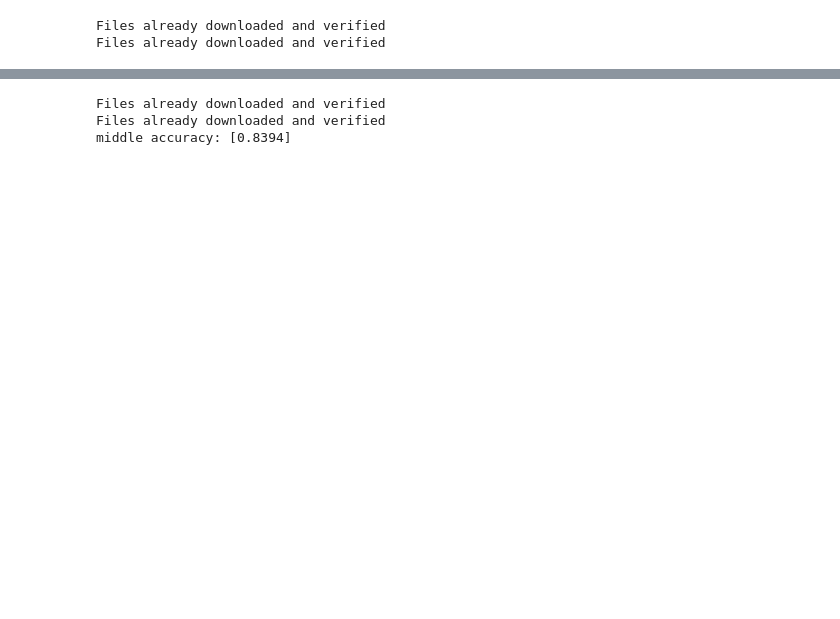
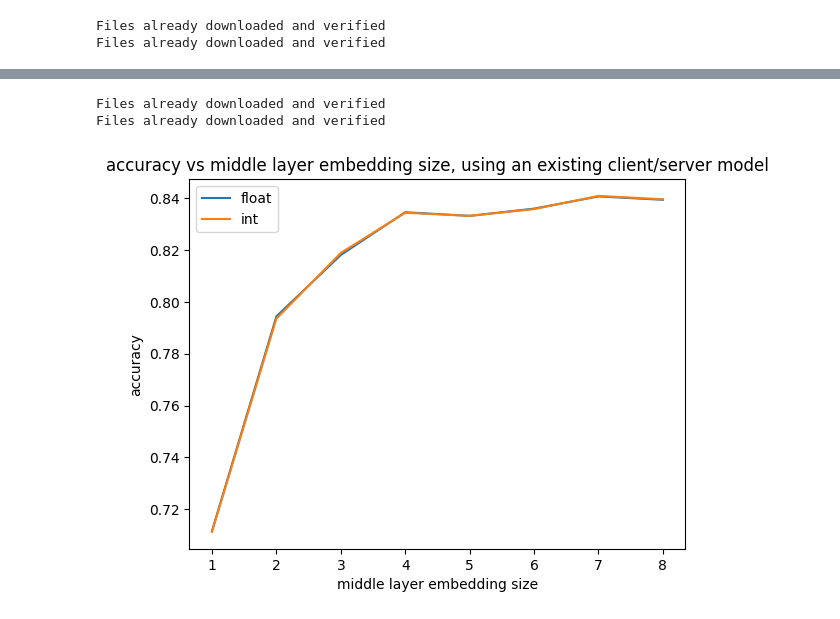
Before and after one commit to TonyPeng-2018/Adaptfilter, a Jupyter notebook: plot_cnn_together.ipynb, the cells around one changed output, grey strips where cells are left out. Drawn from its saved outputs; the diff is of its cells as text; code cells hidden in the pictures; blank space fills up the shorter version.

```diff
--- a/plot_cnn_together.ipynb
+++ b/plot_cnn_together.ipynb
@@ -42,44 +42,86 @@ plt.show()
 # %%
 from Models import mobilenetv2
 import torch
 import torch.optim as optim
 import torch.nn as nn
 from Dataloaders import dataloader_cifar10
 from tqdm import tqdm
+import seaborn as sns
 
 middle_accuracy = []
 _, test, _ = dataloader_cifar10.Dataloader_cifar10_val(train_batch=128, test_batch=100, seed=2024)
 
-middle_size = 8
 client, server = mobilenetv2.mobilenetv2_splitter(num_classes=10,
                                                   weight_root='/home/tonypeng/Workspace1/adaptfilter/Adaptfilter/Weights/cifar-10',
                                                   device='cuda:0',partition=-1)
 
 device = torch.device('cuda:0')
 client = client.to(device)
 server = server.to(device)
 client = client.eval()
 server = server.eval()
 
-middle = mobilenetv2.MobileNetV2_middle(middle=middle_size)
-middle.load_state_dict(torch.load('model_middle_' + str(middle_size) +'.pth'))
-middle = middle.to(device)
-middle = middle.eval()
 
-correct = 0
-with torch.no_grad():
-    for i, data in enumerate(test):
-        inputs, labels = data
-        inputs, labels = inputs.to(device), labels.to(device)
-        outputs = client(inputs)
-        outputs = middle(outputs)
-        outputs = server(outputs)
-        outputs = torch.argmax(outputs, dim=1)
-        correct += torch.sum(outputs == labels)
-    middle_accuracy.append(correct.item()/10000)
 
-print('middle accuracy:', middle_accuracy)
+for i in range(1,9):
+    middle_size = i
+    middle = mobilenetv2.MobileNetV2_middle(middle=middle_size)
+    middle.load_state_dict(torch.load('model_middle_' + str(middle_size) +'.pth'))
+    middle = middle.to(device)
+    middle = middle.eval()
+    correct = 0
+    with torch.no_grad():
+        for i, data in enumerate(test):
+            inputs, labels = data
+            inputs, labels = inputs.to(device), labels.to(device)
+            outputs = client(inputs)
+            outputs = middle(outputs)
+            outputs = server(outputs)
+            outputs = torch.argmax(outputs, dim=1)
+            correct += torch.sum(outputs == labels)
+        middle_accuracy.append(correct.item()/10000)
+
+# plot acc vs middle layer size
+import matplotlib.pyplot as plt
+import numpy as np
+x = np.arange(1,9)
+plt.plot(x, middle_accuracy, label='float')
+plt.xlabel('middle layer embedding size')
+plt.ylabel('accuracy')
+plt.title('accuracy vs middle layer embedding size, using an existing client/server model')
+
+middle_accuracy_int = []
+for i in range(1,9):
+    middle_size = i
+    middle = mobilenetv2.MobileNetV2_middle(middle=middle_size)
+    middle.load_state_dict(torch.load('model_middle_' + str(middle_size) +'.pth'))
+    middle = middle.to(device)
+    middle = middle.eval()
+    correct = 0
+    with torch.no_grad():
+        for i, data in enumerate(test):
+            inputs, labels = data
+            inputs, labels = inputs.to(device), labels.to(device)
+            outputs = client(inputs)
+            outputs = middle.in_layer(outputs)
+
+            # float to int
+            outputs = outputs * 255
+            outputs = outputs.int()
+            outputs = outputs.float()
+            outputs = outputs / 255
+
+            outputs = middle.out_layer(outputs)
+
+            outputs = server(outputs)
+            outputs = torch.argmax(outputs, dim=1)
+            correct += torch.sum(outputs == labels)
+        middle_accuracy_int.append(correct.item()/10000)
+
+plt.plot(x, middle_accuracy_int, label='int')
+plt.legend()
+plt.show()
 # %% [output]
 Files already downloaded and verified
 Files already downloaded and verified
-middle accuracy: [0.8394]
+[figure, added]
```
Also changed, not shown: parts of 2 cells of this notebook, 29 other files.
